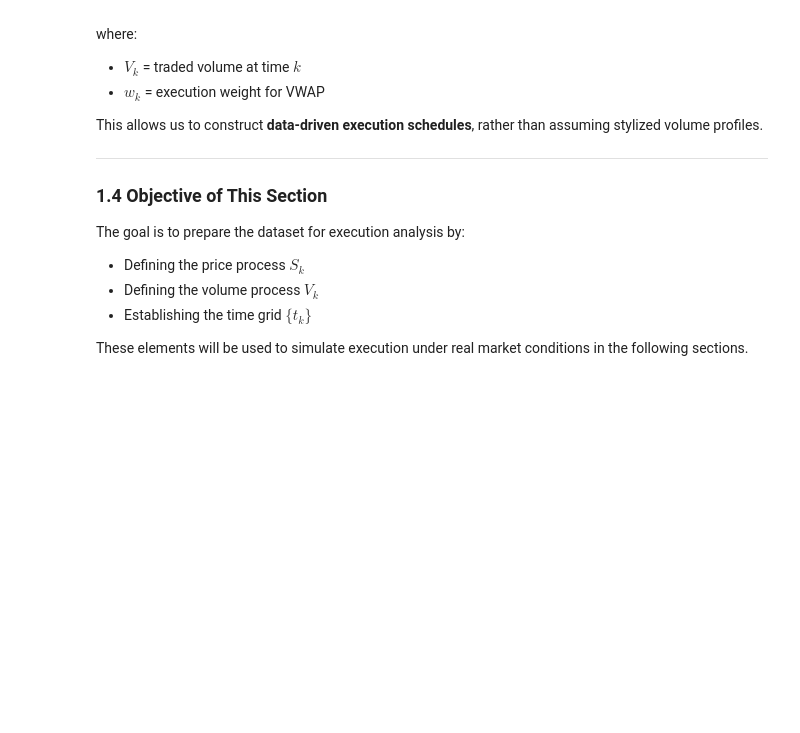
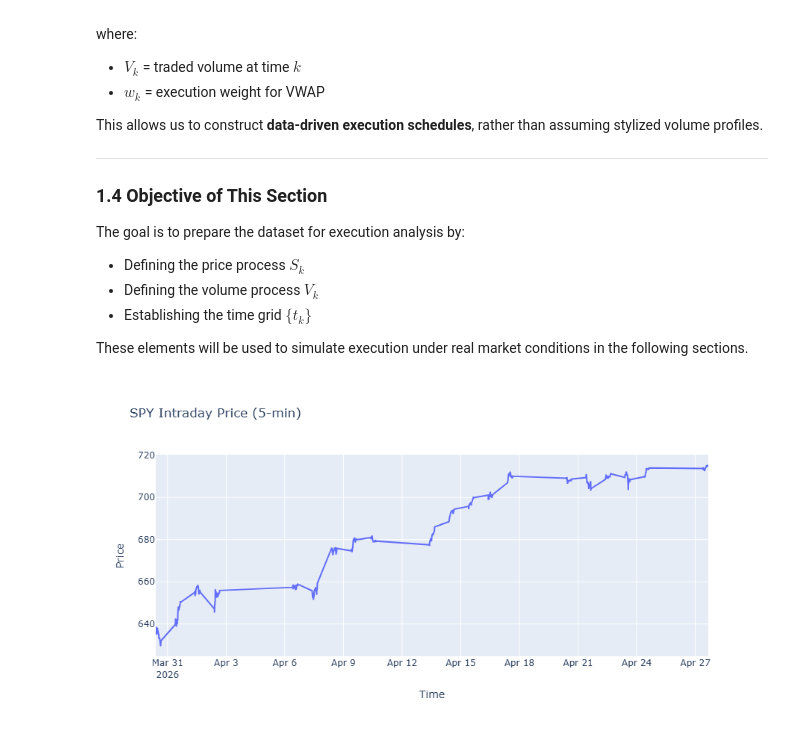
Before and after one commit to ADRIANVM117/data-science-portfolio, a Jupyter notebook: Optimal_execution_under_market_impact/notebooks/03_real_data_execution_analysis.ipynb, the cells around one changed output. Drawn from its saved outputs; the diff is of its cells as text; code cells hidden in the pictures; blank space fills up the shorter version.

```diff
--- a/Optimal_execution_under_market_impact/notebooks/03_real_data_execution_analysis.ipynb
+++ b/Optimal_execution_under_market_impact/notebooks/03_real_data_execution_analysis.ipynb
@@ -244,36 +254,33 @@ API_KEY = #"YOUR_APIKEY"
 df_spy_5min = get_intraday_prices(
     symbol="SPY",
     api_key=API_KEY,
     interval="5min",
     outputsize="full",
     extended_hours="false"
-    #month = "2025-04"
-
 )
 
-df_spy_5min.head()
-
-
-
+# plot
 fig = go.Figure()
 
 fig.add_trace(
     go.Scatter(
         x=df_spy_5min.index,
         y=df_spy_5min["Close"],
         mode="lines",
         name="SPY Close Price"
     )
 )
 
 fig.update_layout(
     title="SPY Intraday Price (5-min)",
     xaxis_title="Time",
     yaxis_title="Price",
     height=450,
     width=900
 )
 
 fig.show()
 fig.write_image("../results/plots/spy_intraday_price_5_min.png")
 display(Image(filename="../results/plots/spy_intraday_price_5_min.png"))
+# %% [output]
+[figure, added]
```
Also changed, not shown: parts of 20 cells of this notebook.
